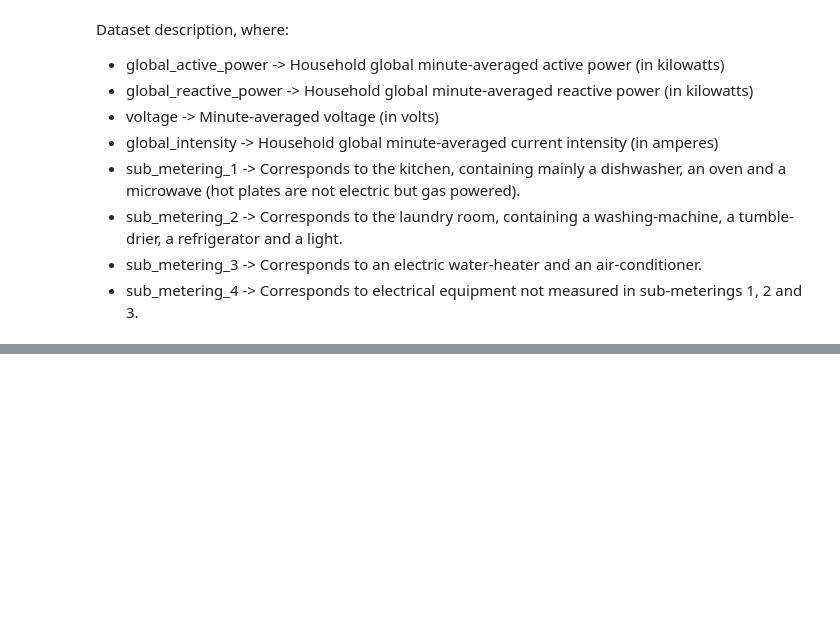
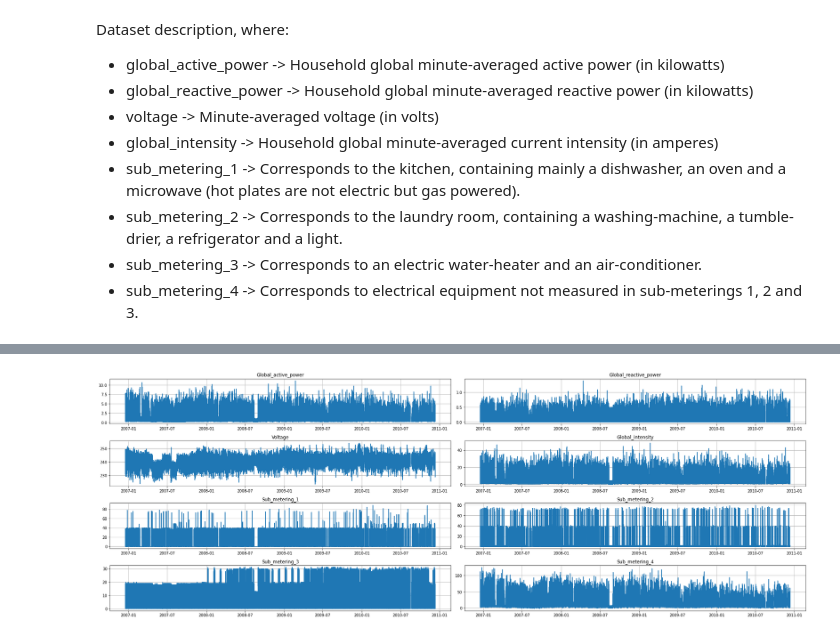
Before and after one commit to PacoV3/ml-ops, a Jupyter notebook: local-dev/power-analysis.ipynb, the cells around one changed output, grey strips where cells are left out. Cells and saved outputs as stored; diff of their text form; code cells hidden in the pictures; blank space fills up the shorter version.

```diff
--- a/local-dev/power-analysis.ipynb
+++ b/local-dev/power-analysis.ipynb
@@ -18,5 +19,6 @@ def plot_time_values(input_df, size=(18,12)):
         plt.subplot(len(input_df.columns), 2, i + 1)
         plt.title(column)
         plt.plot(input_df.index, input_df[column])
+        plt.grid(True)
     plt.tight_layout()
 # %%
@@ -82,0 +99,4 @@ plot_time_values(df_weekly.loc[::,['Sub_metering_1', 'Sub_metering_2', 'Sub_mete
+# %%
+plot_time_values(df.loc[::], size=(26,18))
+# %% [output]
+[figure, added]
```
Also changed, not shown: parts of 14 cells of this notebook.
